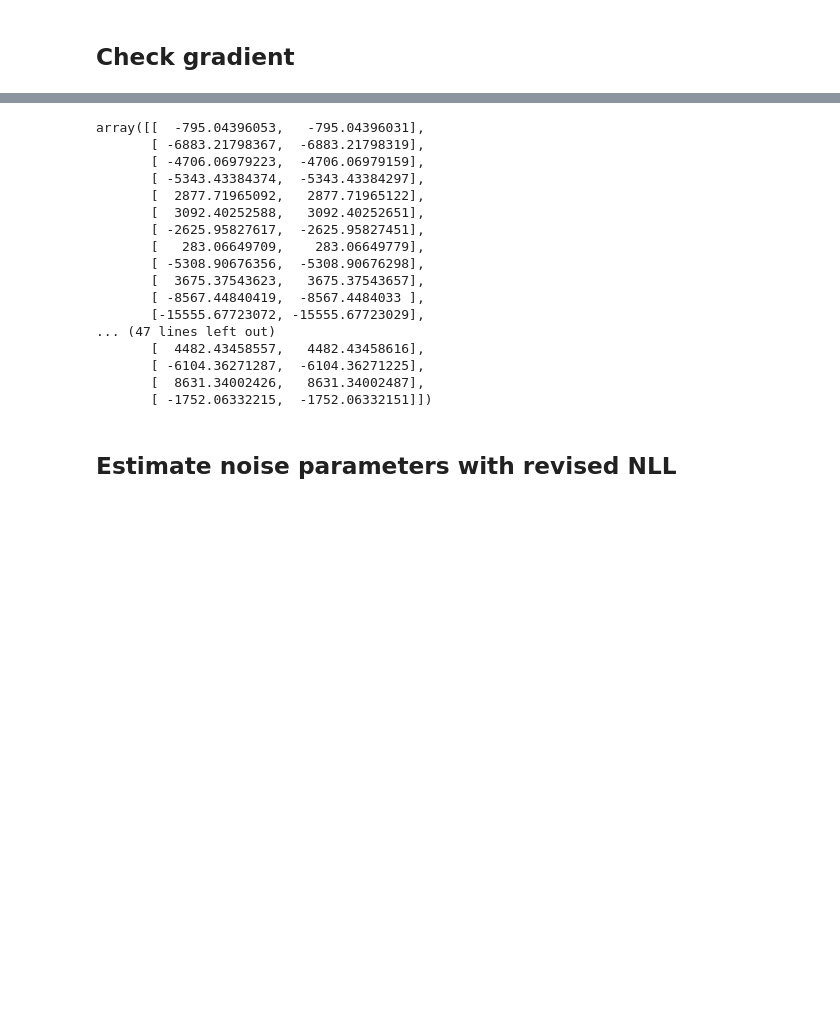
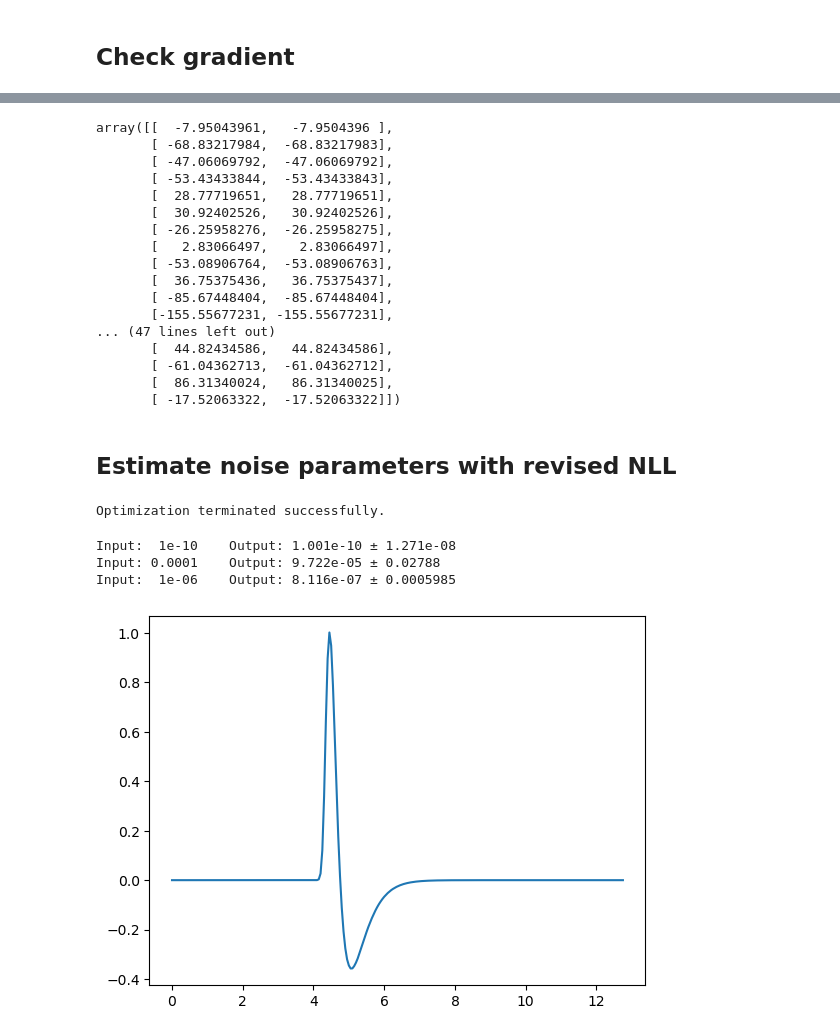
Before and after one commit to dodge-research-group/thztools, a Jupyter notebook: examples/tdnll-scaled-dev.ipynb, the cells around one changed output, grey strips where cells are left out. Cells and saved outputs as stored; diff of their text form; code cells hidden in the pictures; blank space fills up the shorter version.

```diff
--- a/examples/tdnll-scaled-dev.ipynb
+++ b/examples/tdnll-scaled-dev.ipynb
@@ -253,5 +254,5 @@ array([[ 6.14579370e+02,  6.14579370e+02],
 # %%
-_, grad_eta_tdnll = thz.tdnll(
+_, grad_eta_tdnll = thz.tdnll_scaled(
     x,
     logv,
     delta,
@@ -266,11 +267,11 @@ _, grad_eta_tdnll = thz.tdnll(
     scale_delta=scale_delta,
     scale_alpha=np.ones(m - 1),
     scale_eta=np.ones(m - 1),
-    scale_v=1.0,
+    scale_v=scale_v,
 )
 
 grad_eta_nd = nd.Gradient(
-    lambda _eta: thz.tdnll(
+    lambda _eta: thz.tdnll_scaled(
         x,
         logv,
         delta,
@@ -285,41 +286,49 @@ grad_eta_nd = nd.Gradient(
         scale_delta=scale_delta,
         scale_alpha=np.ones(m - 1),
         scale_eta=np.ones(m - 1),
-        scale_v=1.0,
+        scale_v=scale_v,
     )[0]
 )(eta)
 
 np.stack((grad_eta_tdnll, grad_eta_nd)).T
 # %% [output]
-array([[  -795.04396053,   -795.04396031],
-       [ -6883.21798367,  -6883.21798319],
-       [ -4706.06979223,  -4706.06979159],
-       [ -5343.43384374,  -5343.43384297],
-       [  2877.71965092,   2877.71965122],
-       [  3092.40252588,   3092.40252651],
-       [ -2625.95827617,  -2625.95827451],
-       [   283.06649709,    283.06649779],
-       [ -5308.90676356,  -5308.90676298],
-       [  3675.37543623,   3675.37543657],
-       [ -8567.44840419,  -8567.4484033 ],
-       [-15555.67723072, -15555.67723029],
+array([[  -7.95043961,   -7.9504396 ],
+       [ -68.83217984,  -68.83217983],
+       [ -47.06069792,  -47.06069792],
+       [ -53.43433844,  -53.43433843],
+       [  28.77719651,   28.77719651],
+       [  30.92402526,   30.92402526],
+       [ -26.25958276,  -26.25958275],
+       [   2.83066497,    2.83066497],
+       [ -53.08906764,  -53.08906763],
+       [  36.75375436,   36.75375437],
+       [ -85.67448404,  -85.67448404],
+       [-155.55677231, -155.55677231],
 ... (47 lines left out)
-       [  4482.43458557,   4482.43458616],
-       [ -6104.36271287,  -6104.36271225],
-       [  8631.34002426,   8631.34002487],
-       [ -1752.06332215,  -1752.06332151]])
+       [  44.82434586,   44.82434586],
+       [ -61.04362713,  -61.04362712],
+       [  86.31340024,   86.31340025],
+       [ -17.52063322,  -17.52063322]])
 # %% [markdown]
 ## Estimate noise parameters with revised NLL
 # %%
-# result = thz.tdnoisefit(x.T, ts=ts, fix_a=False, fix_eta=False)
+result = thz.tdnoisefit(x.T, ts=ts, fix_a=False, fix_eta=False)
 # %%
-# print(result[2]["message"])
+print(result[2]["message"])
+# %% [output]
+Optimization terminated successfully.
 # %%
-# var_out = result[0]["var"] * m / (m - 1)
-# var_err = result[2]["err"]["var"] * m / (m - 1)
-# for val_in, val_out, err in zip(sigma**2, var_out, var_err):
-#     print(f"Input: {val_in:6.4g}\t Output: {val_out:6.4g} ± {err:6.4g}")
+var_out = result[0]["var"] * m / (m - 1)
+var_err = result[2]["err"]["var"] * m / (m - 1)
+for val_in, val_out, err in zip(sigma**2, var_out, var_err):
+    print(f"Input: {val_in:6.4g}\t Output: {val_out:6.4g} ± {err:6.4g}")
+# %% [output]
+Input:  1e-10    Output: 1.001e-10 ± 1.271e-08
+Input: 0.0001    Output: 9.722e-05 ± 0.02788
+Input:  1e-06    Output: 8.116e-07 ± 0.0005985
 # %%
-# plt.plot(t, result[0]["mu"])
-# plt.show()
+plt.plot(t, result[0]["mu"])
+plt.show()
+# %% [output]
+[figure, added]
 # %%
```
Also changed, not shown: parts of 6 cells of this notebook, 2 other files.
